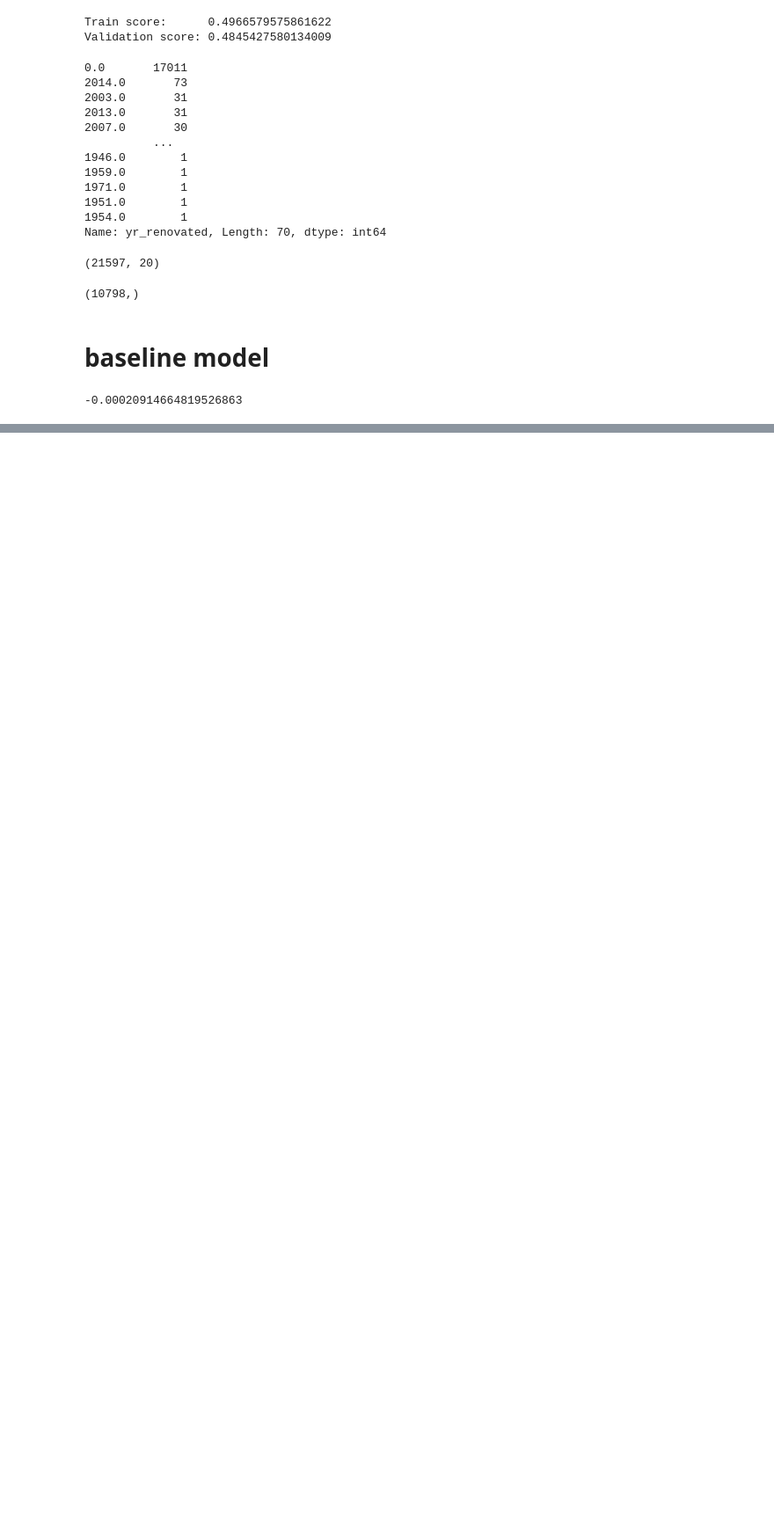
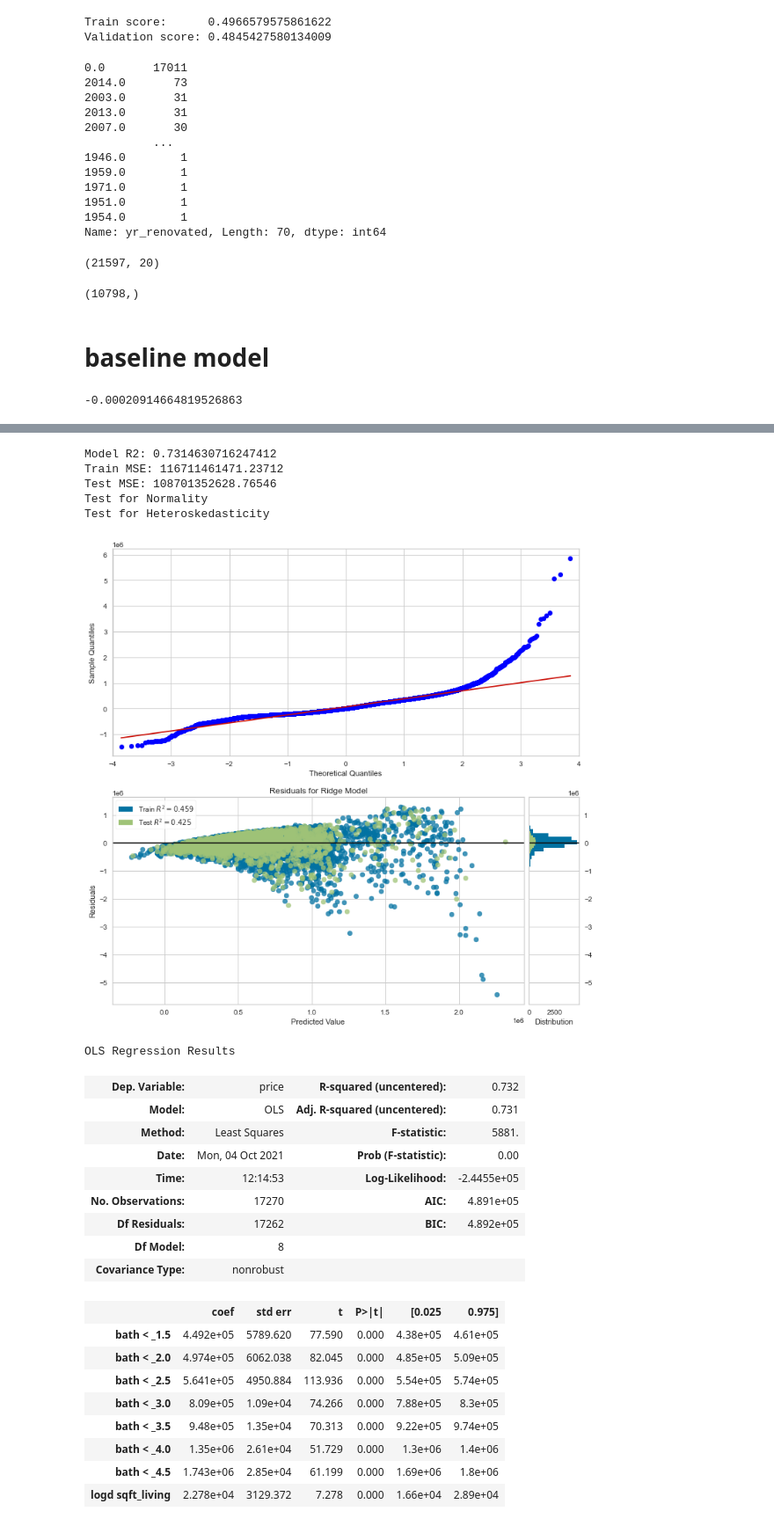
Before and after one commit to Sombrero7/project2, a Jupyter notebook: data_preprocessing-noble.ipynb, the cells around one changed output, grey strips where cells are left out. Shown at 88% size. Drawn from its saved outputs; the diff is of its cells as text; code cells hidden in the pictures; blank space fills up the shorter version.

Commit message:
create a few first models using bathroom and bedrooms

```diff
--- a/data_preprocessing-noble.ipynb
+++ b/data_preprocessing-noble.ipynb
@@ -320,0 +314,2 @@ dummy_regr.score(X_test, y_test)
+# %%
+master_df = pd.read_csv('data/master_df')
@@ -320,0 +396,18 @@ dummy_regr.score(X_test, y_test)
+# %%
+def bin_bathrooms(x):
+    if x < 1.5:
+        return 1.0
+    elif x < 2:
+        return 1.5
+    elif x < 2.5:
+        return 2.0
+    elif x < 3:
+        return 2.5
+    elif x < 3.5:
+        return 3.0
+    elif x < 4:
+        return 3.5
+    elif x < 4.5:
+        return 4.0
+    else:
+        return 4.5
@@ -320,0 +428,48 @@ dummy_regr.score(X_test, y_test)
+# %%
+def normalize(feature):
+    return (feature - np.mean(feature)) / np.std(feature)
+# %%
+from sklearn.model_selection import train_test_split
+
+#noramlize log sqft living
+master_df['logd sqft_living'] = np.log(master_df['sqft_living'])
+master_df['logd sqft_living'] = master_df[['logd sqft_living']].apply(normalize)
+
+#encode bathrooms
+master_df['cat_bathrooms'] = master_df['bathrooms'].apply(bin_bathrooms)
+
+bathroom_df = pd.get_dummies(master_df['cat_bathrooms'], drop_first=True, prefix='bath < ')
+X_df = pd.concat([bathroom_df, master_df[['logd sqft_living']]], axis=1)
+X_df
+
+y_df = master_df['price']
+y_df
+
+model = model_maker(X_df, y_df)
+model.summary()
+# %% [output]
+Model R2: 0.7314630716247412
+Train MSE: 116711461471.23712
+Test MSE: 108701352628.76546
+Test for Normality
+Test for Heteroskedasticity
+[figure, added]
+OLS Regression Results
+| Dep. Variable: | price | R-squared (uncentered): | 0.732 |
+| Model: | OLS | Adj. R-squared (uncentered): | 0.731 |
+| Method: | Least Squares | F-statistic: | 5881. |
+| Date: | Mon, 04 Oct 2021 | Prob (F-statistic): | 0.00 |
+| Time: | 12:14:53 | Log-Likelihood: | -2.4455e+05 |
+| No. Observations: | 17270 | AIC: | 4.891e+05 |
+| Df Residuals: | 17262 | BIC: | 4.892e+05 |
+| Df Model: | 8 |  |  |
+| Covariance Type: | nonrobust |  |  |
+|  | coef | std err | t | P>|t| | [0.025 | 0.975] |
+| bath < _1.5 | 4.492e+05 | 5789.620 | 77.590 | 0.000 | 4.38e+05 | 4.61e+05 |
+| bath < _2.0 | 4.974e+05 | 6062.038 | 82.045 | 0.000 | 4.85e+05 | 5.09e+05 |
+| bath < _2.5 | 5.641e+05 | 4950.884 | 113.936 | 0.000 | 5.54e+05 | 5.74e+05 |
+| bath < _3.0 | 8.09e+05 | 1.09e+04 | 74.266 | 0.000 | 7.88e+05 | 8.3e+05 |
+| bath < _3.5 | 9.48e+05 | 1.35e+04 | 70.313 | 0.000 | 9.22e+05 | 9.74e+05 |
+| bath < _4.0 | 1.35e+06 | 2.61e+04 | 51.729 | 0.000 | 1.3e+06 | 1.4e+06 |
+| bath < _4.5 | 1.743e+06 | 2.85e+04 | 61.199 | 0.000 | 1.69e+06 | 1.8e+06 |
+| logd sqft_living | 2.278e+04 | 3129.372 | 7.278 | 0.000 | 1.66e+04 | 2.89e+04 |
```
Also changed, not shown: parts of 11 cells of this notebook.
